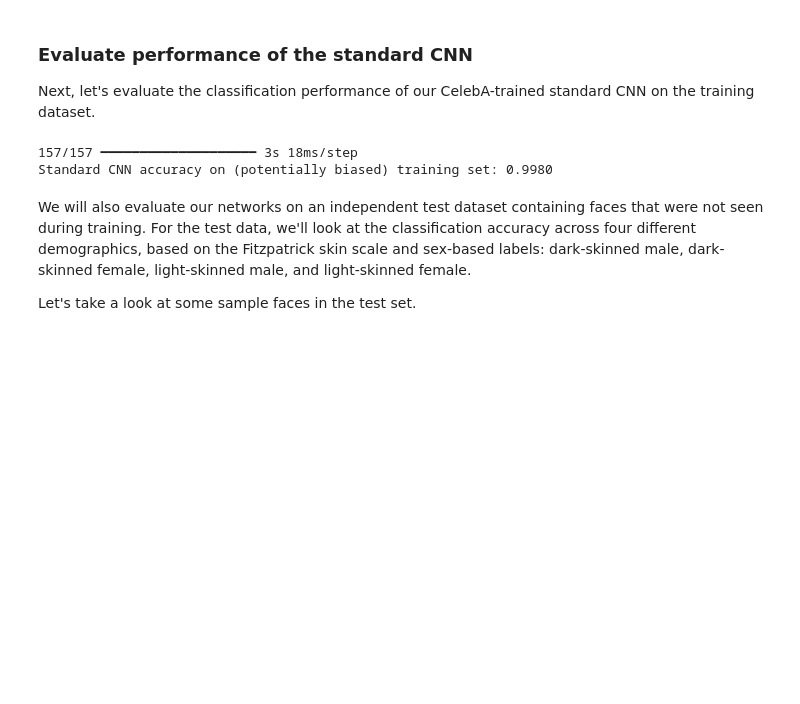
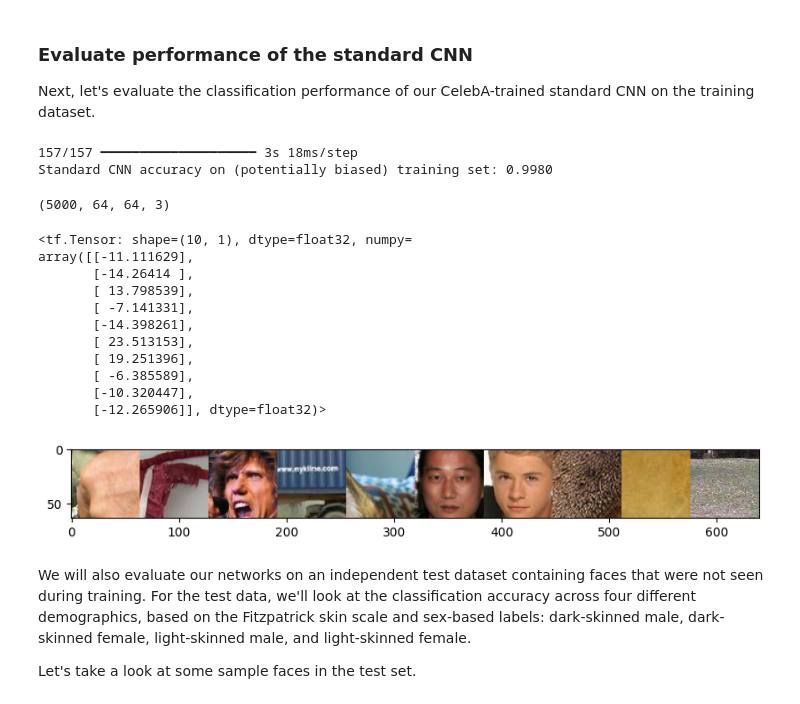
Before and after one commit to romenlaw/mitlabs, a Jupyter notebook: lab2/Part2_Debiasing.ipynb, the cells around one changed output. Cells and saved outputs as stored; diff of their text form; code cells hidden in the pictures; blank space fills up the shorter version.

```diff
--- a/lab2/Part2_Debiasing.ipynb
+++ b/lab2/Part2_Debiasing.ipynb
@@ -311,6 +311,30 @@ print("Standard CNN accuracy on (potentially biased) training set: {:.4f}".forma
 # %% [output]
 157/157 ━━━━━━━━━━━━━━━━━━━━ 3s 18ms/step
 Standard CNN accuracy on (potentially biased) training set: 0.9980
+# %%
+batch_x.shape
+# %% [output]
+(5000, 64, 64, 3)
+# %%
+import random
+imgs = [batch_x[random.randint(0, 5000)] for _ in range(10)]
+plt.figure(figsize=(10,10))
+plt.imshow(np.hstack(imgs))
+plt.text(0, -10, )
+standard_classifier(np.array(imgs, dtype=np.float32))
+# %% [output]
+<tf.Tensor: shape=(10, 1), dtype=float32, numpy=
+array([[-11.111629],
+       [-14.26414 ],
+       [ 13.798539],
+       [ -7.141331],
+       [-14.398261],
+       [ 23.513153],
+       [ 19.251396],
+       [ -6.385589],
+       [-10.320447],
+       [-12.265906]], dtype=float32)>
+[figure, added]
 # %% [markdown]
 We will also evaluate our networks on an independent test dataset containing faces that were not seen during training. For the test data, we'll look at the classification accuracy across four different demographics, based on the Fitzpatrick skin scale and sex-based labels: dark-skinned male, dark-skinned female, light-skinned male, and light-skinned female.
 
```
